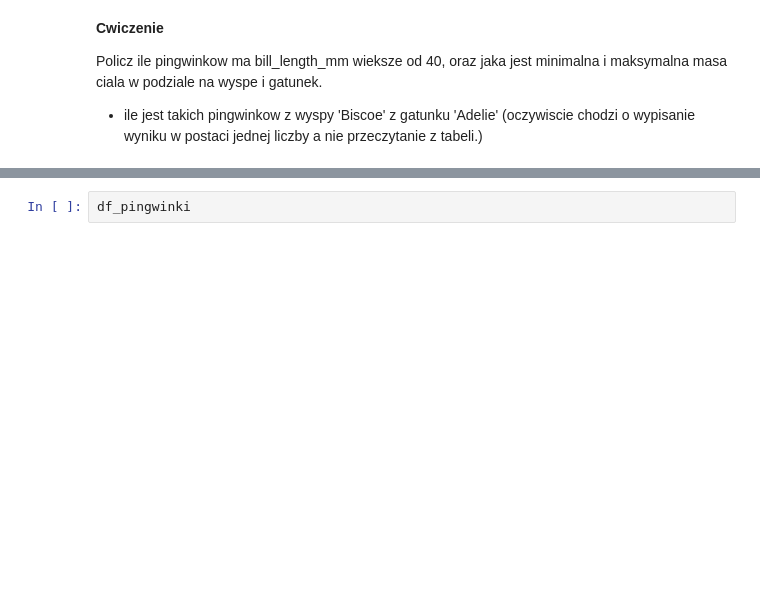
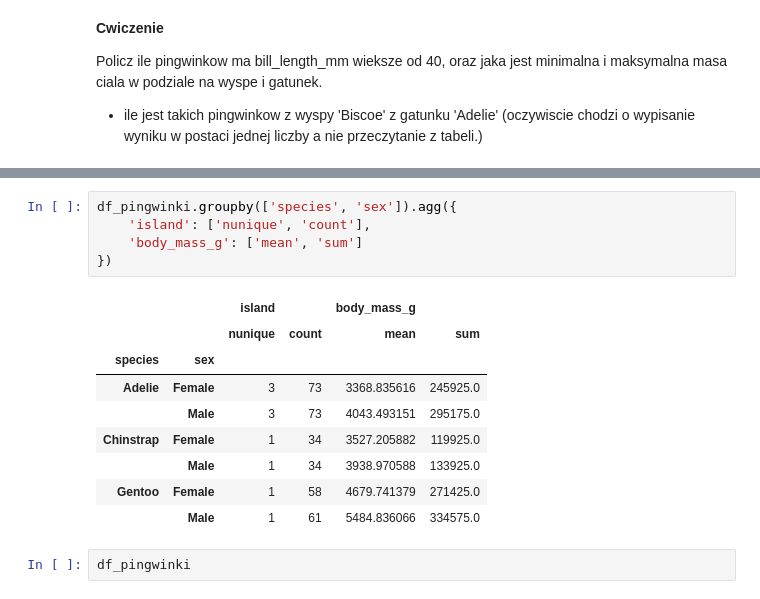
Before and after one commit to mkjmdski/aiwd-python2, a Jupyter notebook: groupby.ipynb, the cells around one changed output, grey strips where cells are left out. Saved outputs shown, nothing was run; the diff lists cells and outputs as text; blank space fills up the shorter version.

```diff
--- a/groupby.ipynb
+++ b/groupby.ipynb
@@ -343,3 +383,18 @@ wiekszy dziob niz 40 na Adelie 51
+# %%
+df_pingwinki.groupby(['species', 'sex']).agg({
+    'island': ['nunique', 'count'],
+    'body_mass_g': ['mean', 'sum']
+})
+# %% [output]
+|  |  | island |  | body_mass_g |  |
+|  |  | nunique | count | mean | sum |
+| species | sex |  |  |  |  |
+| Adelie | Female | 3 | 73 | 3368.835616 | 245925.0 |
+|  | Male | 3 | 73 | 4043.493151 | 295175.0 |
+| Chinstrap | Female | 1 | 34 | 3527.205882 | 119925.0 |
+|  | Male | 1 | 34 | 3938.970588 | 133925.0 |
+| Gentoo | Female | 1 | 58 | 4679.741379 | 271425.0 |
+|  | Male | 1 | 61 | 5484.836066 | 334575.0 |
 # %%
 df_pingwinki
 # %% [output]
```
Also changed, not shown: parts of 5 cells of this notebook.
